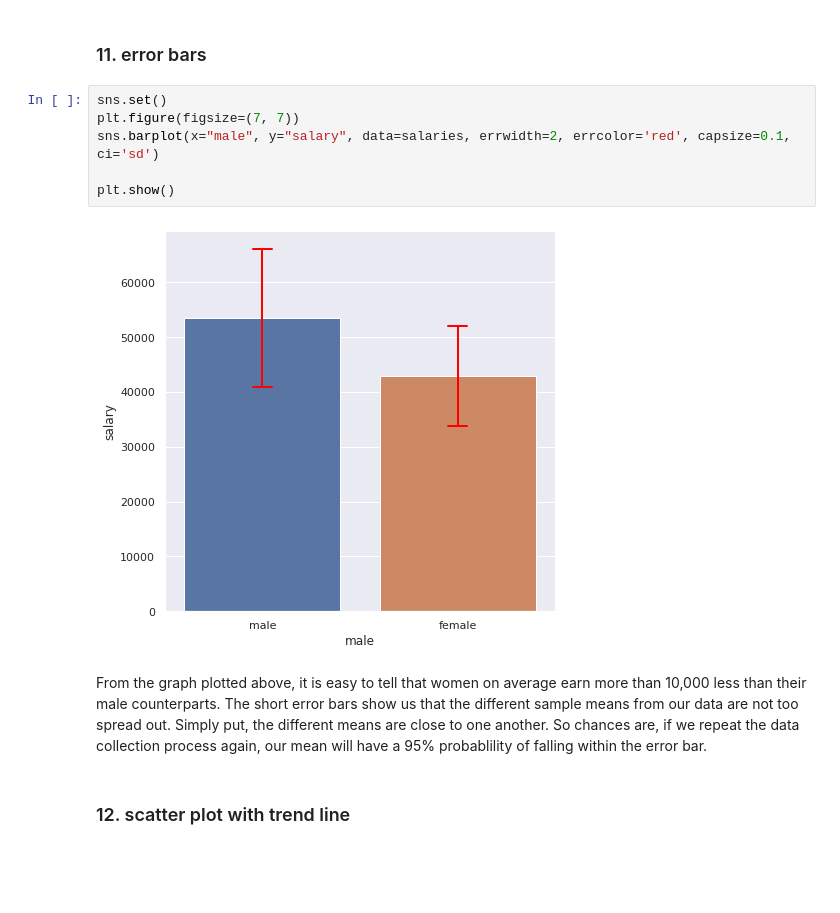
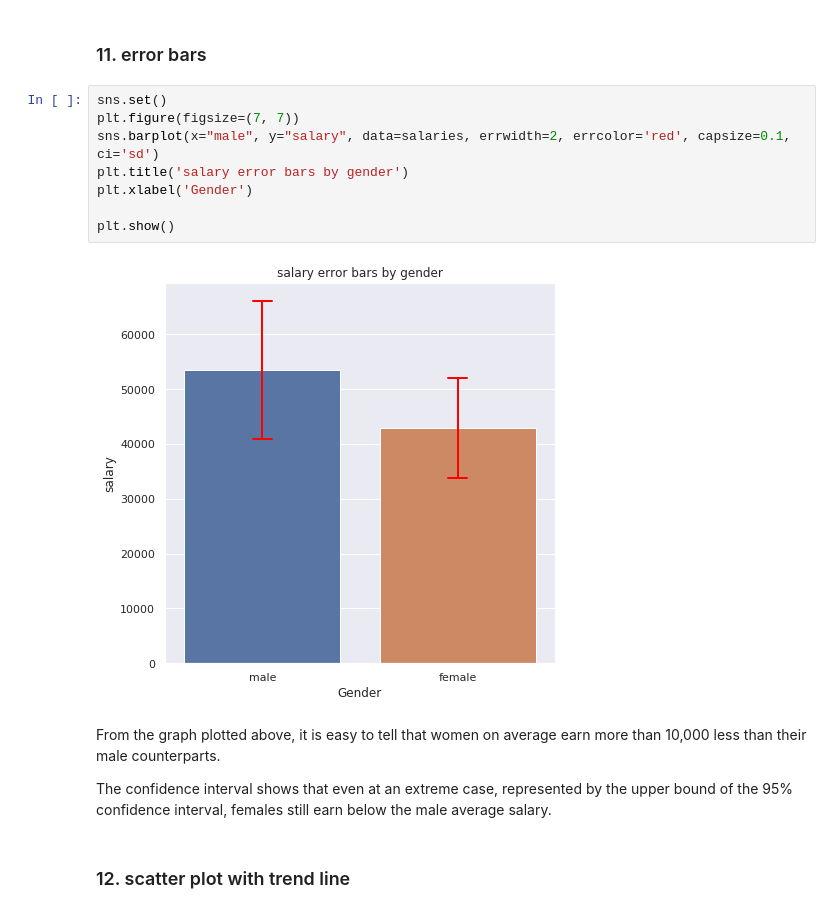
Before and after one commit to masaimahapa/employee-salaries, a Jupyter notebook: employee_salaries.ipynb, the cells around one changed output. Saved outputs shown, nothing was run; the diff lists cells and outputs as text; blank space fills up the shorter version.

```diff
--- a/employee_salaries.ipynb
+++ b/employee_salaries.ipynb
@@ -172,14 +170,17 @@ As expected, salaries are not distributed normally. The above graph shows that t
 # %%
 sns.set()
 plt.figure(figsize=(7, 7))
 sns.barplot(x="male", y="salary", data=salaries, errwidth=2, errcolor='red', capsize=0.1, ci='sd')
+plt.title('salary error bars by gender')
+plt.xlabel('Gender')
 
 plt.show()
 # %% [output]
-[figure, old version]
+[figure, new version]
-# %% [markdown]
-From the graph plotted above, it is easy to tell that women on average earn more than 10,000  less than their male counterparts. The short error bars show us that the different sample means from our data are not too spread out. Simply put, the different means are close to one another.
-So chances are, if we repeat the data collection process again, our mean will have a 95% probablility of falling within the error bar.
+# %% [markdown]
+From the graph plotted above, it is easy to tell that women on average earn more than 10,000  less than their male counterparts.
+
+The confidence interval shows that even at an extreme case, represented by the upper bound of the 95% confidence interval, females still earn below the male average salary.
 # %% [markdown]
 ### 12. scatter plot with trend line
 # %%
```
Also changed, not shown: parts of 10 cells of this notebook.
